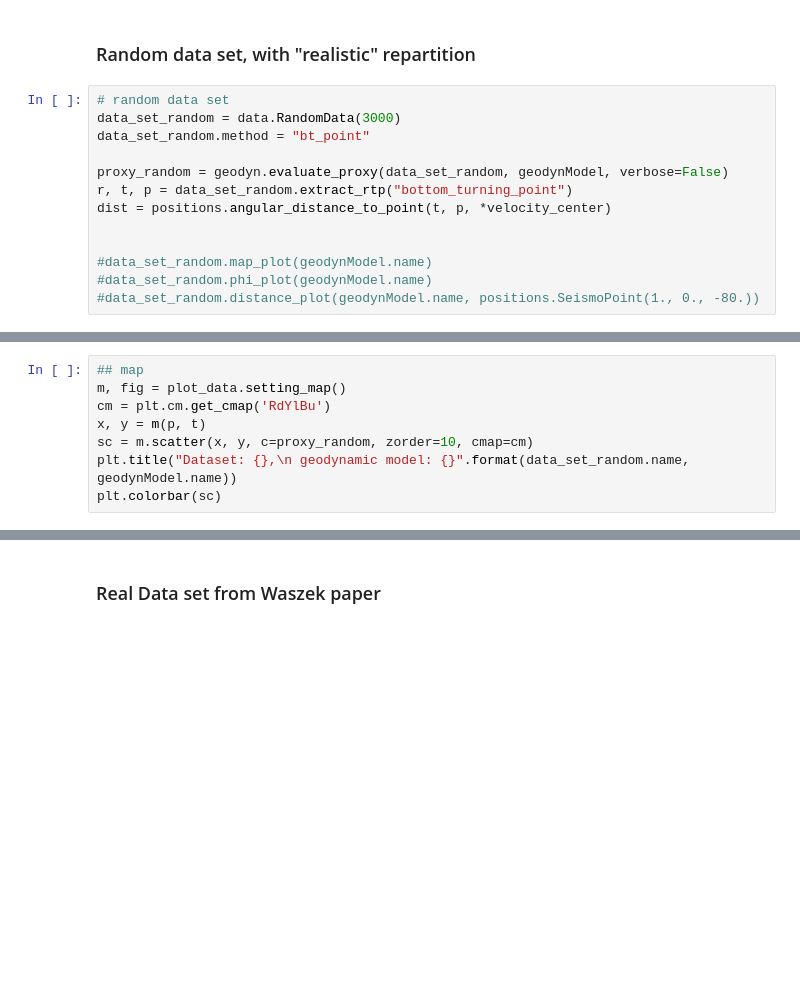
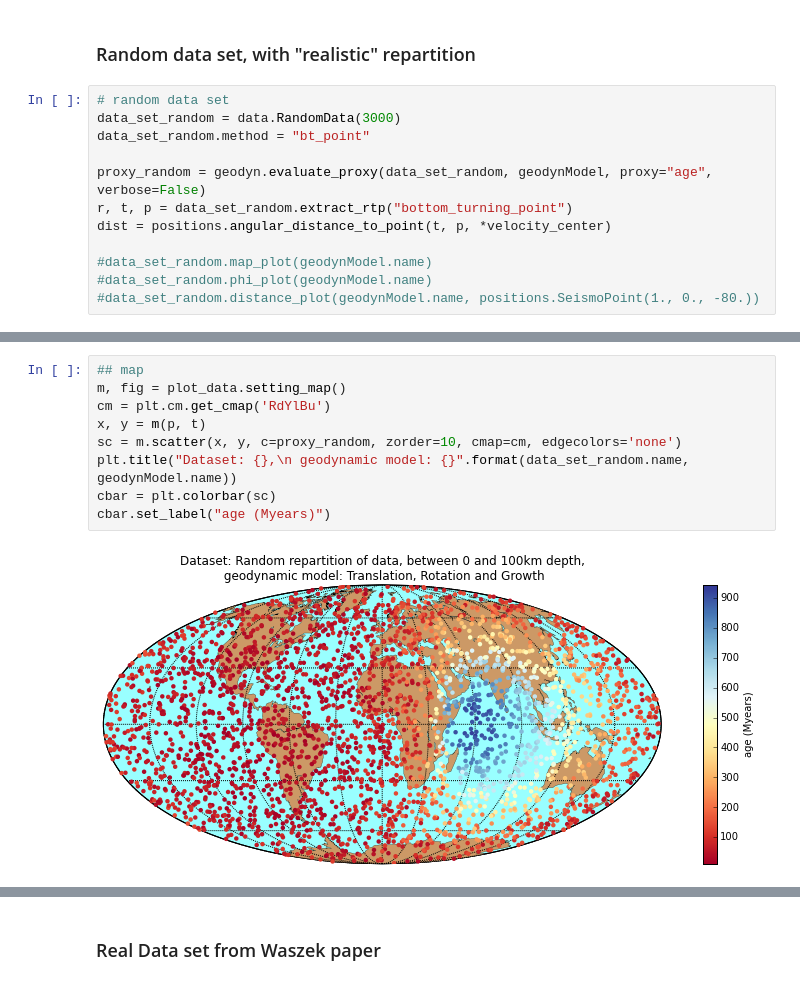
Before and after one commit to MarineLasbleis/GrowYourIC, a Jupyter notebook: GrowYourInnerCore_examples.ipynb, the cells around one changed output, grey strips where cells are left out. Cells and saved outputs as stored; diff of their text form; blank space fills up the shorter version.

```diff
--- a/GrowYourInnerCore_examples.ipynb
+++ b/GrowYourInnerCore_examples.ipynb
@@ -106,10 +108,9 @@ data_set.plot_c_vec(geodynModel, proxy=proxy)
 data_set_random = data.RandomData(3000)
 data_set_random.method = "bt_point"
 
-proxy_random = geodyn.evaluate_proxy(data_set_random, geodynModel, verbose=False)
+proxy_random = geodyn.evaluate_proxy(data_set_random, geodynModel, proxy="age", verbose=False)
 r, t, p = data_set_random.extract_rtp("bottom_turning_point")
 dist = positions.angular_distance_to_point(t, p, *velocity_center)
-
 
 #data_set_random.map_plot(geodynModel.name)
 #data_set_random.phi_plot(geodynModel.name)
@@ -126,11 +127,14 @@ dist = positions.angular_distance_to_point(t, p, *velocity_center)
 # %%
 ## map
 m, fig = plot_data.setting_map()
 cm = plt.cm.get_cmap('RdYlBu')
 x, y = m(p, t)
-sc = m.scatter(x, y, c=proxy_random, zorder=10, cmap=cm)
+sc = m.scatter(x, y, c=proxy_random, zorder=10, cmap=cm, edgecolors='none')
 plt.title("Dataset: {},\n geodynamic model: {}".format(data_set_random.name, geodynModel.name))
-plt.colorbar(sc)
+cbar = plt.colorbar(sc)
+cbar.set_label("age (Myears)")
+# %% [output]
+[figure, added]
 # %%
 ## phi and distance plots
 fig, ax = plt.subplots(1,2, sharey=True)
```
Also changed, not shown: parts of 15 cells of this notebook.
